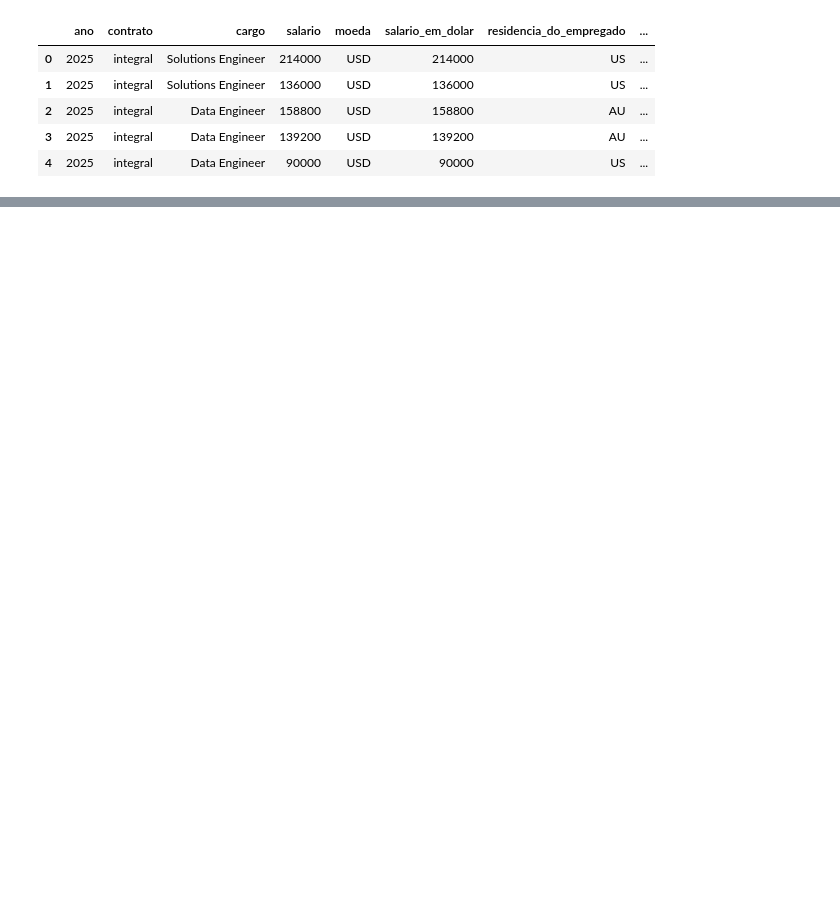
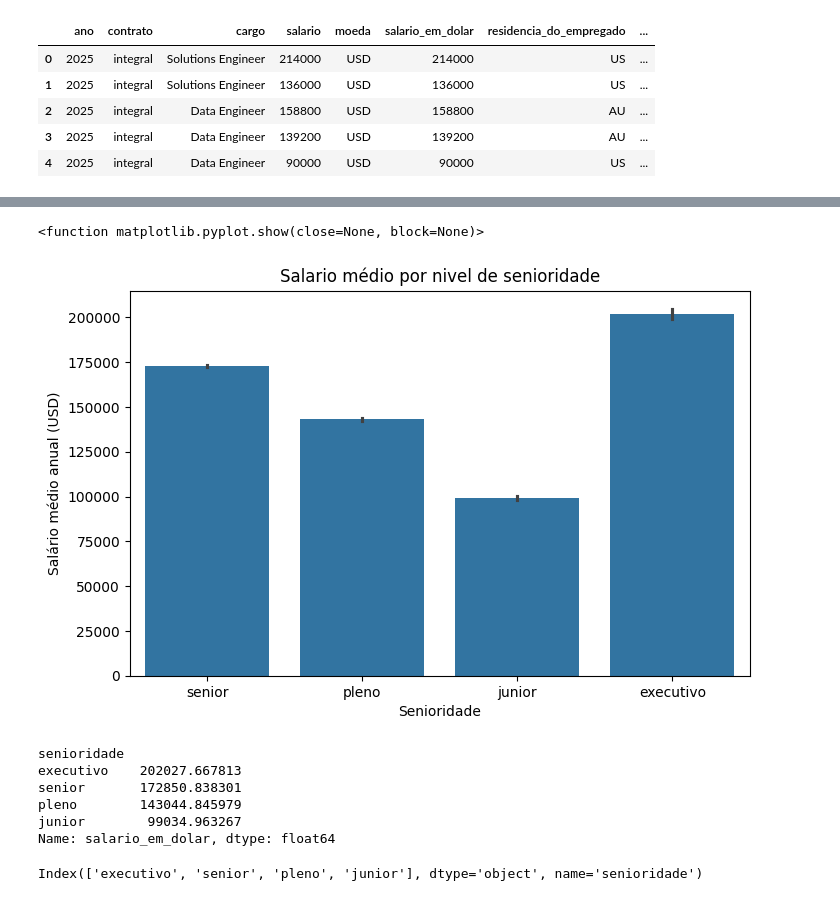
Before and after one commit to Gustavo7K/Alura_Dados, a Jupyter notebook: ImersãoDadosAlura.ipynb, the cells around one changed output, grey strips where cells are left out. Cells and saved outputs as stored; diff of their text form; code cells hidden in the pictures; blank space fills up the shorter version.

```diff
--- a/ImersãoDadosAlura.ipynb
+++ b/ImersãoDadosAlura.ipynb
@@ -527,0 +543,27 @@ df_limpo.head()
+# %%
+### Definindo propriedades básicas dos gráficos
+plt.figure(figsize =(8,5))
+sns.barplot(data=df_limpo, x='senioridade', y='salario_em_dolar')
+plt.title('Salario médio por nivel de senioridade')
+plt.xlabel('Senioridade')
+plt.ylabel('Salário médio anual (USD)')
+plt.show
+# %% [output]
+<function matplotlib.pyplot.show(close=None, block=None)>
+[figure, added]
+# %%
+### Ordenando os valores (ascending)
+df_limpo.groupby('senioridade')['salario_em_dolar'].mean().sort_values(ascending = False)
+# %% [output]
+senioridade
+executivo    202027.667813
+senior       172850.838301
+pleno        143044.845979
+junior        99034.963267
+Name: salario_em_dolar, dtype: float64
+# %%
+### Criando variavel e ordenando nessa lista (index)
+ordem = df_limpo.groupby('senioridade')['salario_em_dolar'].mean().sort_values(ascending = False).index
+ordem
+# %% [output]
+Index(['executivo', 'senior', 'pleno', 'junior'], dtype='object', name='senioridade')
```
Also changed, not shown: parts of 38 cells of this notebook.
